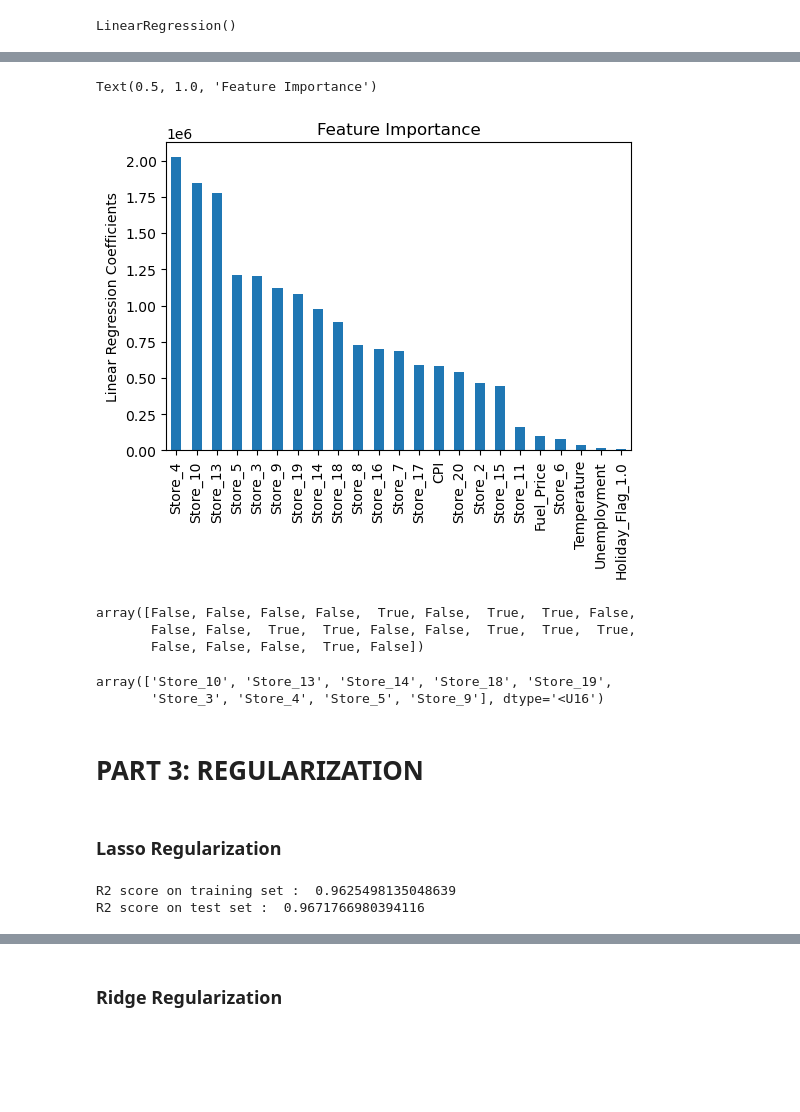
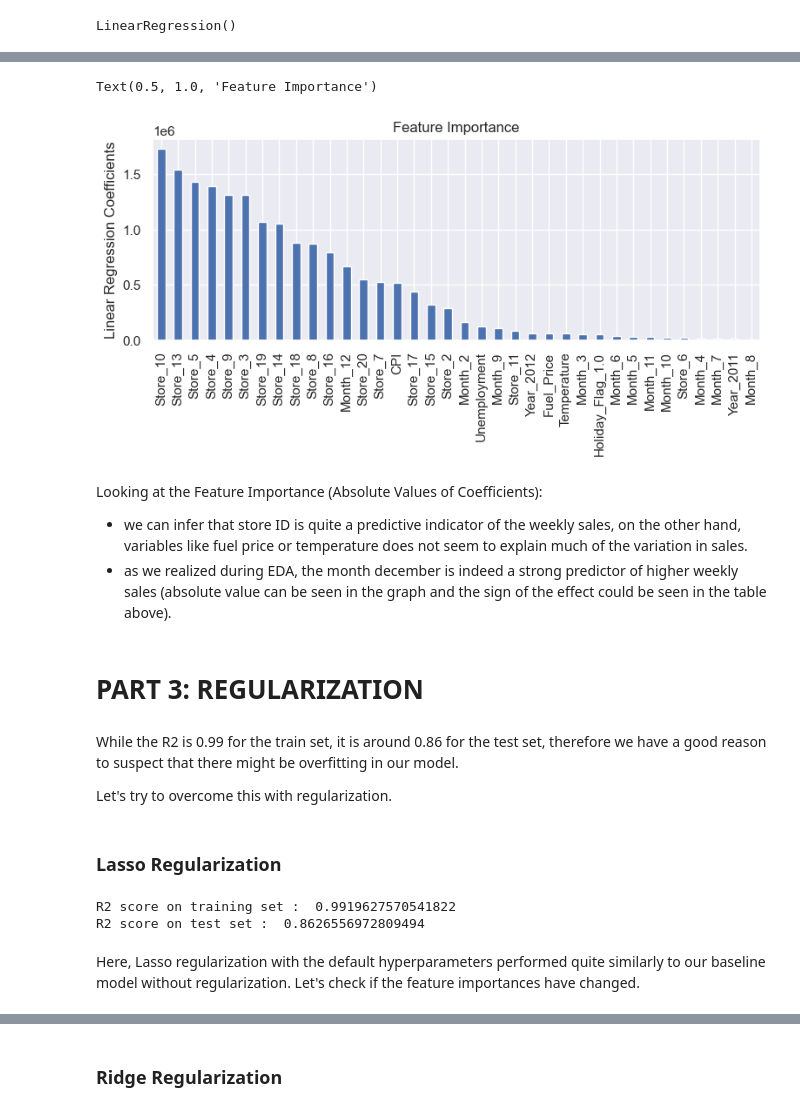
Before and after one commit to yhaslan/JEDHA_Bloc3, a Jupyter notebook: Walmart_Sales_Project/Walmart_Sales_Project.ipynb, the cells around one changed output, grey strips where cells are left out. Drawn from its saved outputs; the diff is of its cells as text; code cells hidden in the pictures; blank space fills up the shorter version.

```diff
--- a/Walmart_Sales_Project/Walmart_Sales_Project.ipynb
+++ b/Walmart_Sales_Project/Walmart_Sales_Project.ipynb
@@ -114,0 +152,7 @@ plt.savefig('Correlation Heat map')
+# %%
+for var in cat_features:
+    plt.figure(figsize=(6, 4))  # Set figure size
+    plot = sns.boxplot(data=df, x=var, y='Weekly_Sales',palette='rainbow')
+    plot.set_title(f'Distribution of Weekly Sales for {var}')
+
+plt.show()
@@ -125,11 +176,7 @@ Instead of using the SimpleImputer class from sklearn, I will designate custom i
 # %%
-target = 'Weekly_Sales'
-features_list = [item for item in df.columns if item not in target]
-
-cat_features = ['Store', 'Holiday_Flag']
-num_features = ['Temperature','Fuel_Price', 'CPI','Unemployment']
-
 num_annual_means = ['Fuel_Price', 'CPI','Unemployment']
 num_seasonal_means = ['Temperature']
 cat_by_date = ['Holiday_Flag']
+cat_features += ['Year', 'Month']
+features_list = cat_features + num_features
 # %%
@@ -143,31 +197,33 @@ class CustomImputer(BaseEstimator, TransformerMixin):
 
         #if we're dealing with numeric data:
         for var in num_features :
+            #first, drop outliers so that they won't affect our mean imputations
             lower_bound = X[var].mean(skipna = True) - 3 * X[var].std(skipna = True)
             upper_bound = X[var].mean(skipna = True) + 3 * X[var].std(skipna = True)
 
             mask = (X[var].isna()) | ((X[var] > lower_bound) & (X[var] < upper_bound))
             X = X[mask].reset_index(drop=True)
 
+        #now we can impute means
         for var in num_annual_means:
-            #dropping outliers by store, year before estimating annual means per store
-            #imputing means
+            #annual averages of that location for the variables ['Fuel_Price', 'CPI','Unemployment']
             X[var] = X[var].fillna(X.groupby(['Store', 'Year'])[var].transform('mean'))
 
         for var in num_seasonal_means:
-            #dropping outliers by store, month before estimating annual means per store
-            #imputing means
+            #seasonal (monthly) averages of that location for 'Temperature'
             X[var] = X[var].fillna(X.groupby(['Store','Month'])[var].transform('mean'))
 
 
-        #if we're dealing with categorical data
+        #if we're dealing with ('Holiday_Flag')
         for var in cat_by_date:
             X[var] = X[var].fillna(X.groupby('Date')[var].transform('mean')).astype(int, errors='ignore')
 
         #drop the values we couldn't impute
         X = X.dropna()
 
-            #X = X[(X[var] > lower_bound) & (X[var] < upper_bound)]
+        #make sure month and year are strings:
+        for var in ['Year', 'Month']:
+            X[var] = X[var].astype(int).astype(str)
 
 
         return X
@@ -226,11 +319,12 @@ R2 score on test set :  0.9672037632260497
 # %%
 column_names = []
-for name, transformer, features in preprocessor.transformers_[:-1]: # loop over pipelines
+for name, transformer, features in preprocessor.transformers_:
     if name == 'num':
         features = features
     elif name == 'cat': # if pipeline is for categorical variables
-        features = transformer.named_steps['encoder'].get_feature_names_out() # get output columns names from OneHotEncoder
-    column_names.extend(features) # concatenate features names
+        # get output columns names from OneHotEncoder
+        features = transformer.named_steps['encoder'].get_feature_names_out()
+    column_names.extend(features)
 # %%
 coefs = pd.DataFrame(index = column_names, data = regressor.coef_.transpose(), columns=["coefficients"])
 pd.options.display.float_format = '{:.2f}'.format
@@ -256,34 +350,29 @@ coefs
 # %%
 importance = pd.Series(np.abs(regressor.coef_.ravel()))
 importance.index = column_names
 importance.sort_values(inplace=True, ascending=False)
-importance.plot.bar(figsize=(6,4))
+importance.plot.bar(figsize=(9,3))
 plt.ylabel('Linear Regression Coefficients')
 plt.title('Feature Importance')
 # %% [output]
 Text(0.5, 1.0, 'Feature Importance')
-[figure, old version]
+[figure, new version]
-# %%
-from sklearn.feature_selection import SelectFromModel
-selector = SelectFromModel(estimator=LinearRegression()).fit(X_train, Y_train)
-selector.get_support()
-# %% [output]
-array([False, False, False, False,  True, False,  True,  True, False,
-       False, False,  True,  True, False, False,  True,  True,  True,
-       False, False, False,  True, False])
-# %%
-np.array(column_names)[selector.get_support()]
-# %% [output]
-array(['Store_10', 'Store_13', 'Store_14', 'Store_18', 'Store_19',
-       'Store_3', 'Store_4', 'Store_5', 'Store_9'], dtype='<U16')
+# %% [markdown]
+Looking at the Feature Importance (Absolute Values of Coefficients):
+- we can infer that store ID is quite a predictive indicator of the weekly sales, on the other hand, variables like fuel price or temperature does not seem to explain much of the variation in sales.
+- as we realized during EDA, the month december is indeed a strong predictor of higher weekly sales (absolute value can be seen in the graph and the sign of the effect could be seen in the table above).
 # %% [markdown]
 # PART 3: REGULARIZATION
+# %% [markdown]
+While the R2 is 0.99 for the train set, it is around 0.86 for the test set, therefore we have a good reason to suspect that there might be overfitting in our model.
+
+Let's try to overcome this with regularization.
 # %% [markdown]
 ### Lasso Regularization
 # %%
 from sklearn.linear_model import Lasso
 # %%
-lasso = Lasso(max_iter = 8000, random_state=42)
+lasso = Lasso(max_iter = 20000, random_state=42) #the number of iterations is chosen by trial-error till ensure convergence
 lasso.fit(X_train, Y_train)
 
 Y_train_pred = lasso.predict(X_train)
@@ -292,8 +381,11 @@ Y_test_pred = lasso.predict(X_test)
 print("R2 score on training set : ", r2_score(Y_train, Y_train_pred))
 print("R2 score on test set : ", r2_score(Y_test, Y_test_pred))
 # %% [output]
-R2 score on training set :  0.9625498135048639
-R2 score on test set :  0.9671766980394116
+R2 score on training set :  0.9919627570541822
+R2 score on test set :  0.8626556972809494
+# %% [markdown]
+Here, Lasso regularization with the default hyperparameters performed quite similarly to our baseline model without regularization.
+Let's check if the feature importances have changed.
 # %%
 importance = pd.Series(np.abs(lasso.coef_.ravel()))
 importance.index = column_names
```
Also changed, not shown: parts of 51 cells of this notebook, 7 other files.
